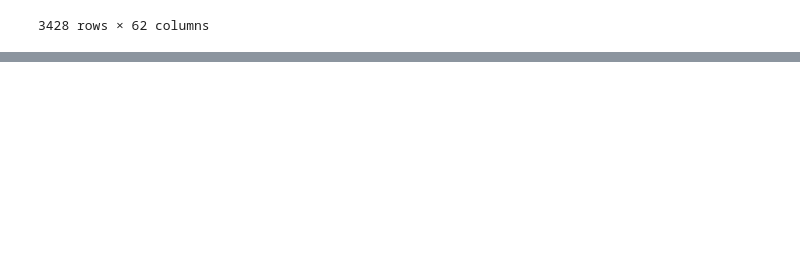
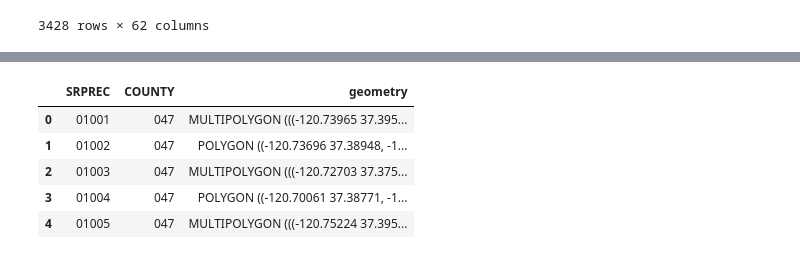
Before and after one commit to talevy42/cadsa-research, a Jupyter notebook: scripts/Collate Results.ipynb, the cells around one changed output, grey strips where cells are left out. Saved outputs shown, nothing was run; the diff lists cells and outputs as text; code cells hidden in the pictures; blank space fills up the shorter version.

```diff
--- a/scripts/Collate Results.ipynb
+++ b/scripts/Collate Results.ipynb
@@ -394,0 +439,11 @@ county_results_file = f"../data/2020_Primary_03/{county}_County/{county}_County_
+# %%
+county = "Merced"
+precs = gpd.read_file(f"../shapefiles/2020_Primary_03/{county}_County/srprec_047_p20_v01.shp")
+precs.head()
+# %% [output]
+|  | SRPREC | COUNTY | geometry |
+| 0 | 01001 | 047 | MULTIPOLYGON (((-120.73965 37.395... |
+| 1 | 01002 | 047 | POLYGON ((-120.73696 37.38948, -1... |
+| 2 | 01003 | 047 | MULTIPOLYGON (((-120.72703 37.375... |
+| 3 | 01004 | 047 | POLYGON ((-120.70061 37.38771, -1... |
+| 4 | 01005 | 047 | MULTIPOLYGON (((-120.75224 37.395... |
```
Also changed, not shown: parts of 8 cells of this notebook.
